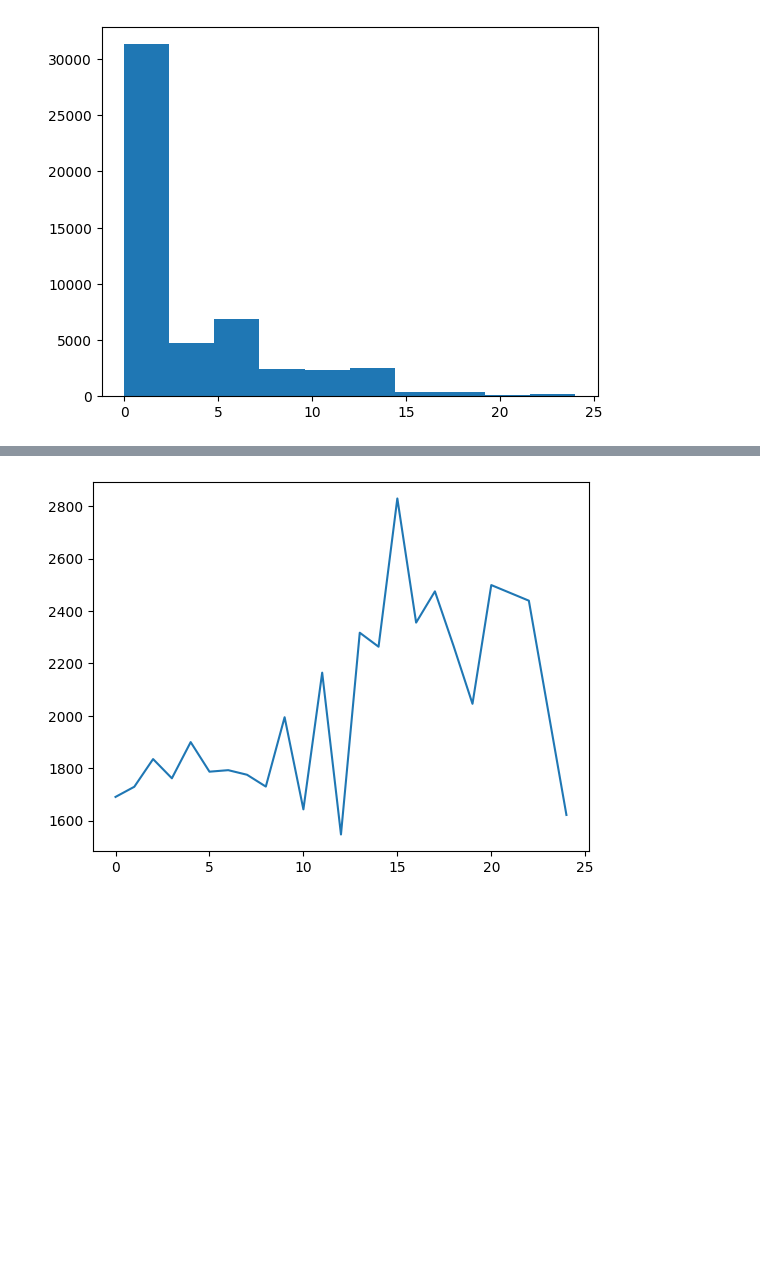
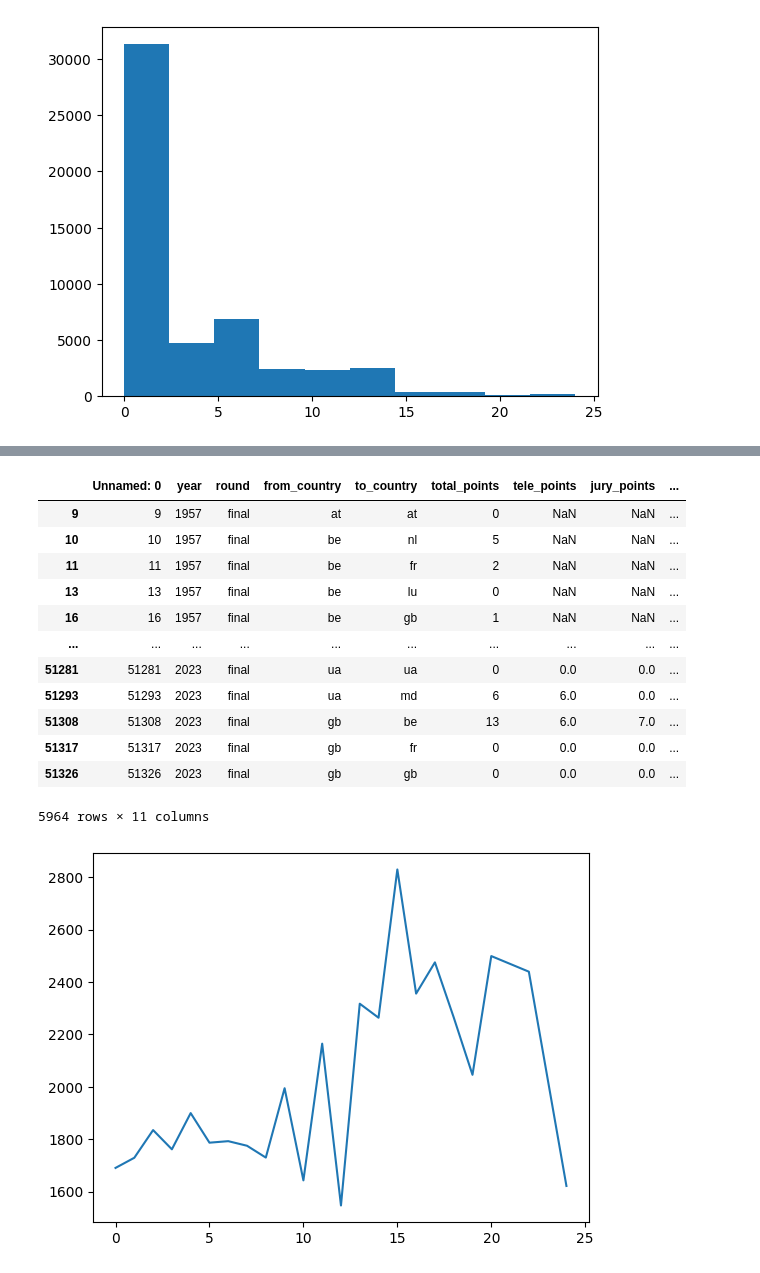
Before and after one commit to kluedemann/eurovision-voting-analysis, a Jupyter notebook: src/preliminary_analysis.ipynb, the cells around one changed output, grey strips where cells are left out. Drawn from its saved outputs; the diff is of its cells as text; code cells hidden in the pictures; blank space fills up the shorter version.

```diff
--- a/src/preliminary_analysis.ipynb
+++ b/src/preliminary_analysis.ipynb
@@ -81,3 +90,19 @@ plt.show()
+# %%
+votes_df[(votes_df["distance"] < 500)]
+# %% [output]
+|  | Unnamed: 0 | year | round | from_country | to_country | total_points | tele_points | jury_points | ... |
+| 9 | 9 | 1957 | final | at | at | 0 | NaN | NaN | ... |
+| 10 | 10 | 1957 | final | be | nl | 5 | NaN | NaN | ... |
+| 11 | 11 | 1957 | final | be | fr | 2 | NaN | NaN | ... |
+| 13 | 13 | 1957 | final | be | lu | 0 | NaN | NaN | ... |
+| 16 | 16 | 1957 | final | be | gb | 1 | NaN | NaN | ... |
+| ... | ... | ... | ... | ... | ... | ... | ... | ... | ... |
+| 51281 | 51281 | 2023 | final | ua | ua | 0 | 0.0 | 0.0 | ... |
+| 51293 | 51293 | 2023 | final | ua | md | 6 | 6.0 | 0.0 | ... |
+| 51308 | 51308 | 2023 | final | gb | be | 13 | 6.0 | 7.0 | ... |
+| 51317 | 51317 | 2023 | final | gb | fr | 0 | 0.0 | 0.0 | ... |
+| 51326 | 51326 | 2023 | final | gb | gb | 0 | 0.0 | 0.0 | ... |
+5964 rows × 11 columns
 # %%
 avg_dist = votes_df.groupby("total_points")["distance"].mean()
 plt.plot(avg_dist)
```
Also changed, not shown: parts of 3 cells of this notebook.
